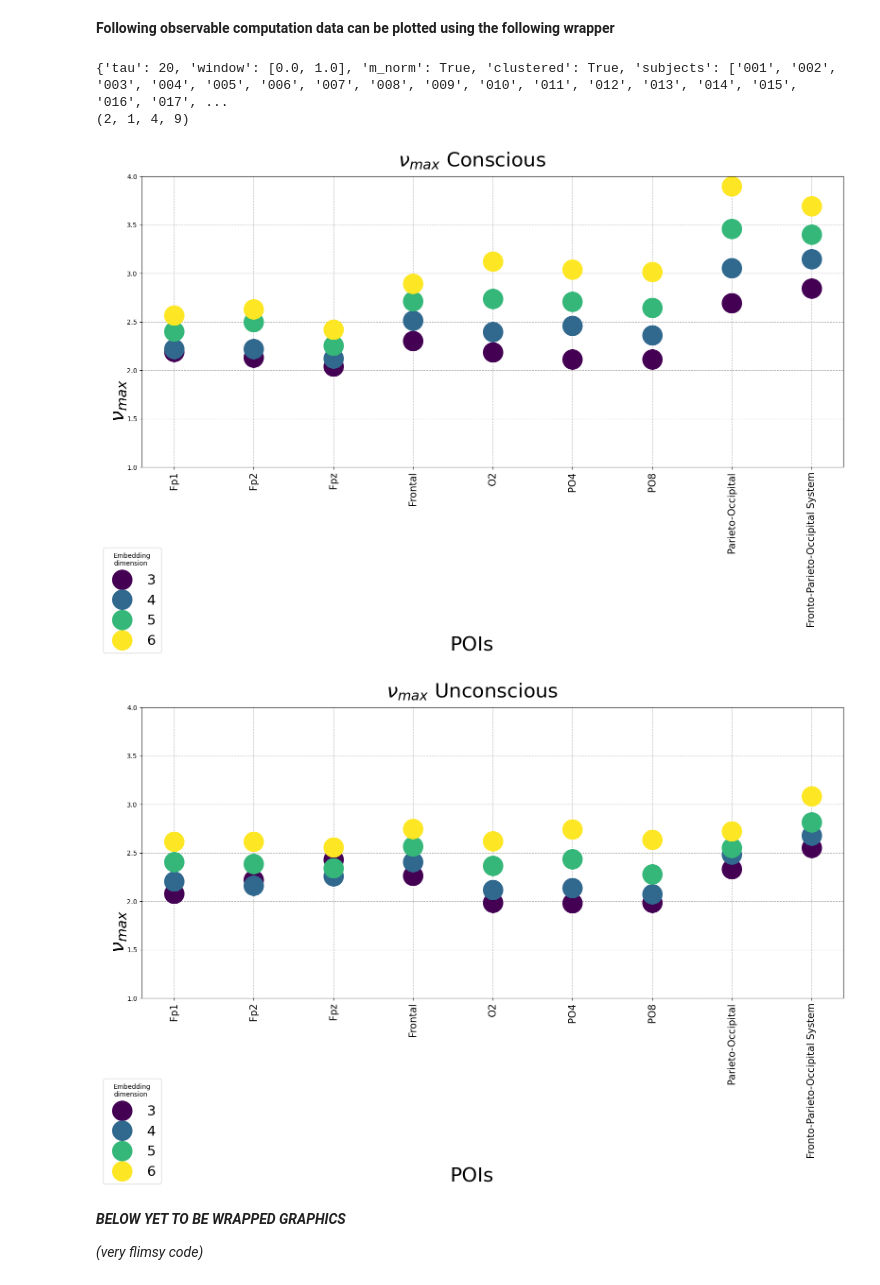
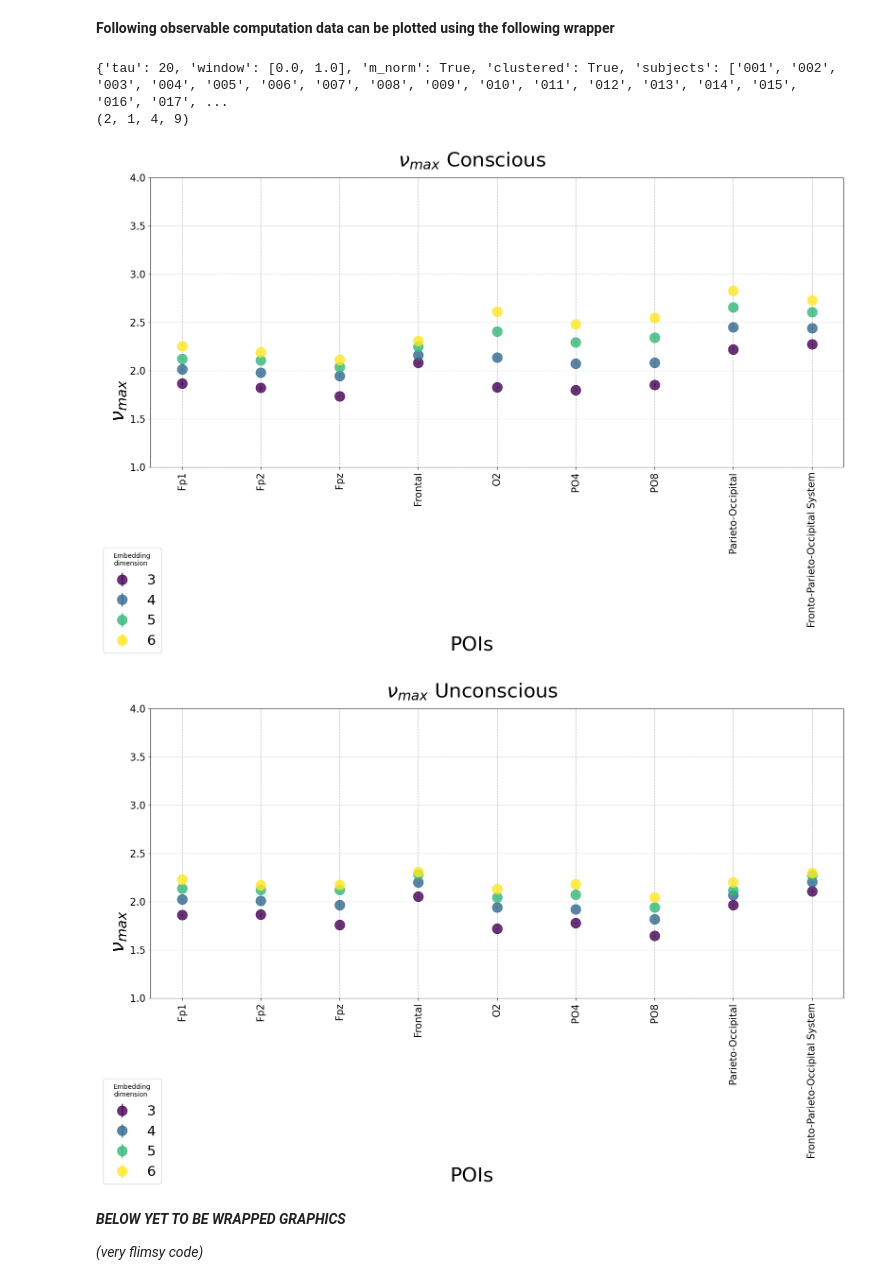
Before and after one commit to lunahsenzacca/nlin-EEG, a Jupyter notebook: nlin-EEG.ipynb, the cells around one changed output. Saved outputs shown, nothing was run; the diff lists cells and outputs as text; code cells hidden in the pictures.

```diff
--- a/nlin-EEG.ipynb
+++ b/nlin-EEG.ipynb
@@ -75,43 +33,43 @@ info = {
     'avg_trials': True,
     'obs_name': 'peaks',
     'clust_lb': 'mCFPOdense',
-    'calc_lb': '5noavg',
+    'calc_lb': '3gauss',
     'compound_error': False
 }
 
 # Instructions dictionary for plotting
 instructions = {
     'figure': 'conditions',
     'multiplot': 'subjects',
     'legend': 'embeddings',
     'axis': 'pois',
     'avg': 'sub',
     'reduce_method': 'trivial',
     'reduce_multi': None,
     'reduce_legend': None,#[i for i in range(0,10)],
     'ylabel': '$\\nu_{max}$',
     'ylim': (1,4),
-    'style': 'o',
-    'markersize': 30,
-    'linewidth': None,
-    'alpha_m': 1,
+    'style': 'marker',
+    'markersize': 15,
+    'linewidth': 2,
+    'alpha_m': 0.8,
     'grid': (1,1),
     'showgrid': True,
     'figsize': (16,11),
     'textsz': 30,
     'legend_t': 'Embedding\ndimension',
     'e_title': None#'Lorenz Attractor (w/o embedding normalization)'
 }
 
 # Launch the wrapper
 from plotting import plot_observable
 
 plot_observable(info = info, instructions = instructions, show = True, save = True, verbose = True)
 # %% [output]
 {'tau': 20, 'window': [0.0, 1.0], 'm_norm': True, 'clustered': True, 'subjects': ['001', '002', '003', '004', '005', '006', '007', '008', '009', '010', '011', '012', '013', '014', '015', '016', '017', ...
 (2, 1, 4, 9)
-[figure, old version]
+[figure, new version]
-[figure, old version]
+[figure, new version]
 # %% [markdown]
 ***BELOW YET TO BE WRAPPED GRAPHICS***
 
```
Also changed, not shown: parts of 2 cells of this notebook, 6 other files.
